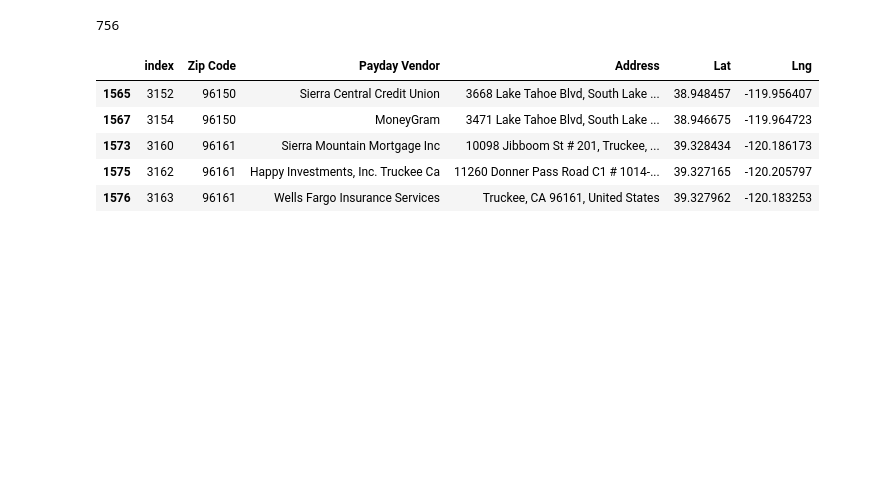
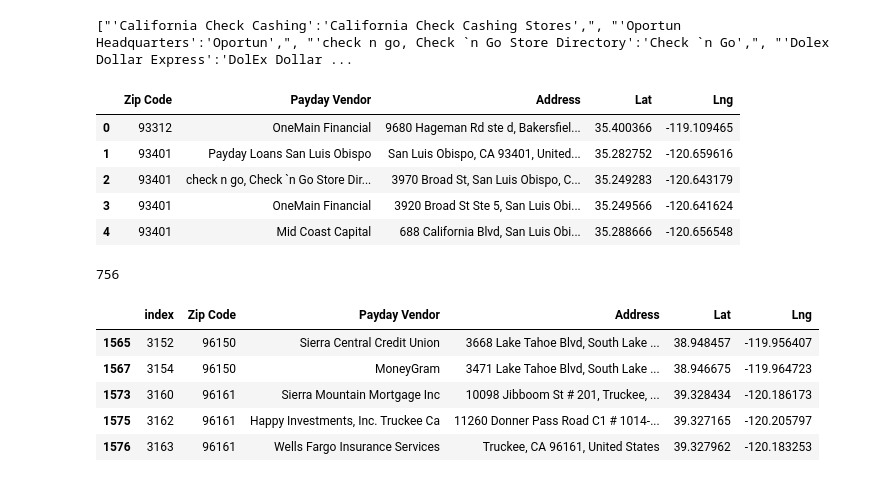
Before and after one commit to sistre/MMM, a Jupyter notebook: resources/IS_cleaning.ipynb, the cells around one changed output. Cells and saved outputs as stored; diff of their text form; code cells hidden in the pictures; blank space fills up the shorter version.

Commit message:
comment part of cleaning file

```diff
--- a/resources/IS_cleaning.ipynb
+++ b/resources/IS_cleaning.ipynb
@@ -151,0 +134,36 @@ for i in range(len(vends)):
+# %%
+def checkstring(string, var1, var2):
+    check1 = string.lower() in var1.lower()
+    check2 = string.lower() in var2.lower()
+    return check1 and check2
+# %%
+cleaning_dict = {}
+vals = []
+
+for i in range(len(vendors_cleaner)):
+    for j in range(i + 1, len(vendors_cleaner)):
+        n1 = vendors_cleaner[i]
+        n2 = vendors_cleaner[j]
+
+        titleloan = not checkstring("title loan", n1, n2)
+        paydayloan = not checkstring("payday loan", n1, n2)
+        cashplus = not checkstring("cash plus", n1, n2)
+
+        if titleloan and paydayloan:
+            rat = fuzz.partial_ratio(n1, n2)
+            if rat > 90:
+                if n1 in vals:
+                    cleaning_dict[n2] = n1
+                    print("hi")
+                elif n2 in vals:
+                    cleaning_dict[n1] = n2
+                    print("bye")
+
+                else:
+                    keep = input(f"{n2} | {n1} y/n/r? ") # yes = add to dict, r = reverse order and add
+                    if keep == "y":
+                        cleaning_dict[n1] = n2
+                        vals.append(n2)
+                    elif keep == "r":
+                        cleaning_dict[n2] = n1
+                        vals.append(n1)
@@ -152,3 +179,21 @@ for i in range(len(vends)):
+# %%
+for i in range(len(cleaning_dict)):
+    cleaning_dict[i] = cleaning_dict[i] + ","
+# %% [output]
+["'California Check Cashing':'California Check Cashing Stores',", "'Oportun Headquarters':'Oportun',", "'check n go, Check `n Go Store Directory':'Check `n Go',", "'Dolex Dollar Express':'DolEx Dollar ...
+# %%
+fixed_dict = "\n".join(cleaning_dict)
+# %%
+clean_df = cleaner_df.replace({fixed_dict})
+
+clean_df.head()
+# %% [output]
+|  | Zip Code | Payday Vendor | Address | Lat | Lng |
+| 0 | 93312 | OneMain Financial | 9680 Hageman Rd ste d, Bakersfiel... | 35.400366 | -119.109465 |
+| 1 | 93401 | Payday Loans San Luis Obispo | San Luis Obispo, CA 93401, United... | 35.282752 | -120.659616 |
+| 2 | 93401 | check n go, Check `n Go Store Dir... | 3970 Broad St, San Luis Obispo, C... | 35.249283 | -120.643179 |
+| 3 | 93401 | OneMain Financial | 3920 Broad St Ste 5, San Luis Obi... | 35.249566 | -120.641624 |
+| 4 | 93401 | Mid Coast Capital | 688 California Blvd, San Luis Obi... | 35.288666 | -120.656548 |
 # %%
 # # Combining similar offenses together
 # no_null_crime_df = no_null_crime_df.replace(
```
Also changed, not shown: parts of 26 cells of this notebook.
